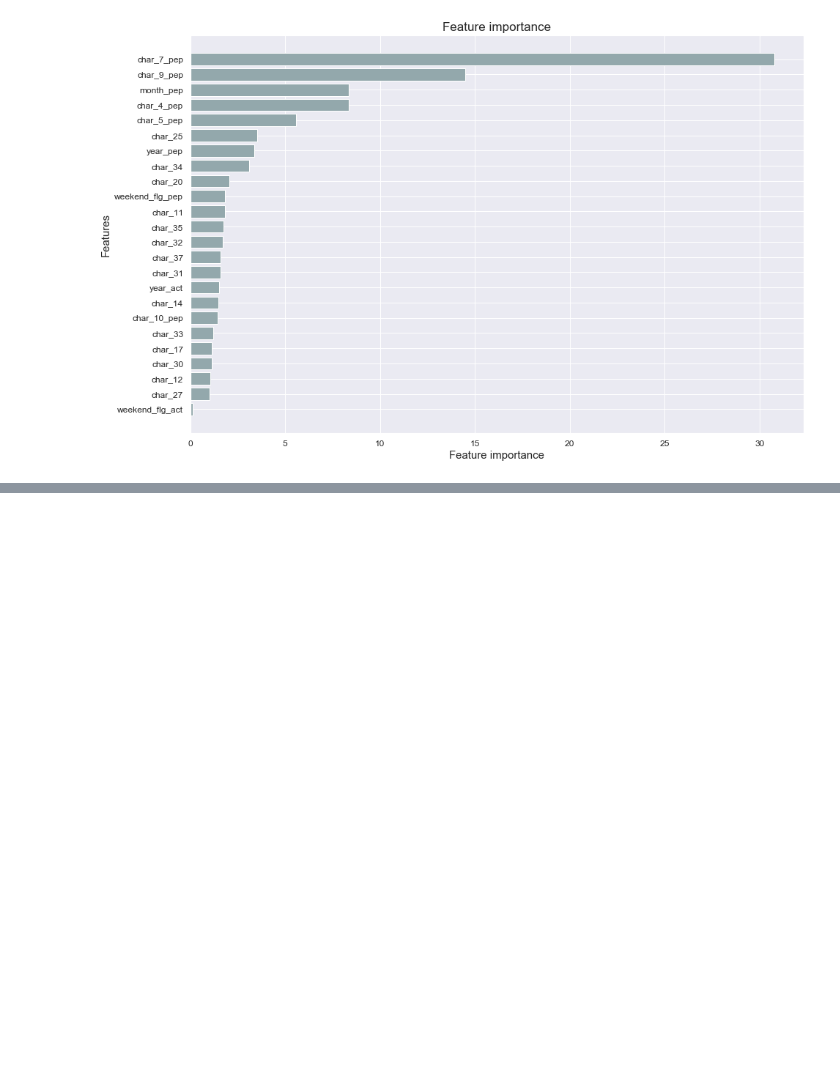
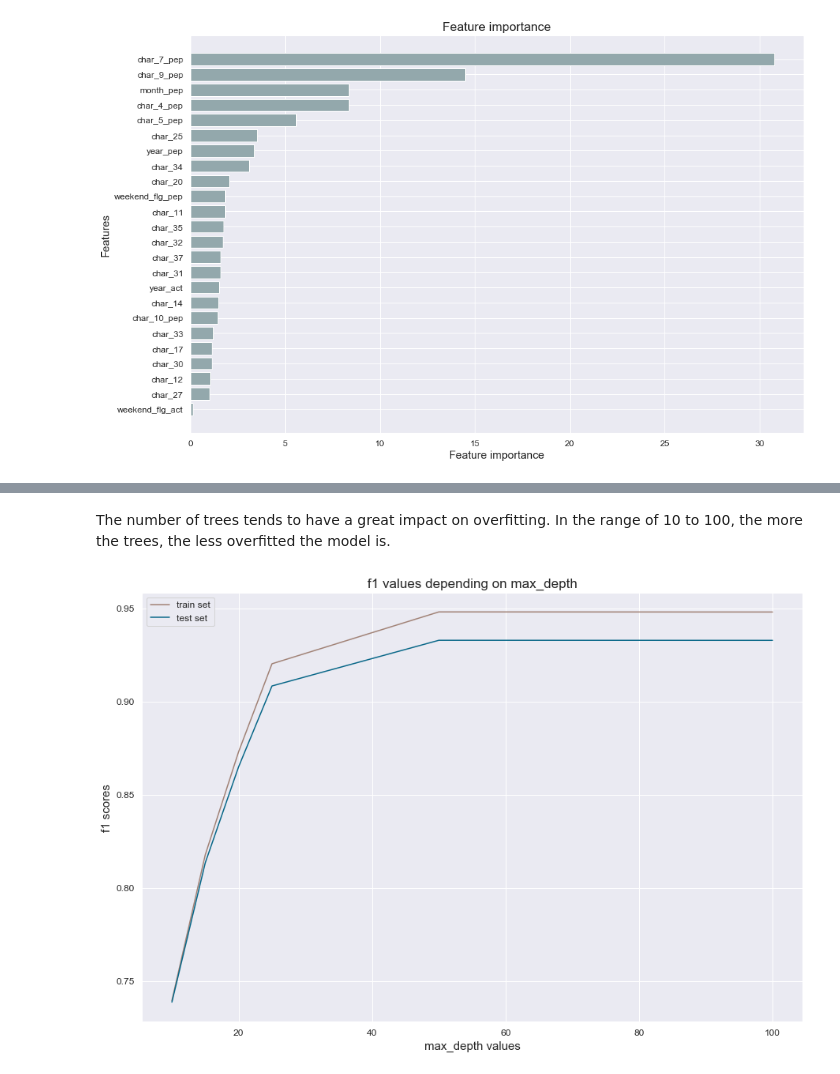
Before and after one commit to joanlenczuk/red_hat_project, a Jupyter notebook: modeling_red_hat.ipynb, the cells around one changed output, grey strips where cells are left out. Saved outputs shown, nothing was run; the diff lists cells and outputs as text; code cells hidden in the pictures; blank space fills up the shorter version.

```diff
--- a/modeling_red_hat.ipynb
+++ b/modeling_red_hat.ipynb
@@ -296,0 +347,6 @@ plot_feature_importance(cb, X_train, random_seed)
+# %% [markdown]
+The number of trees tends to have a great impact on overfitting. In the range of 10 to 100, the more the trees, the less overfitted the model is.
+# %%
+plot_validation_curve(X_train, y_train, 'max_depth', [10, 15, 20, 25, 50, 100], scoring)
+# %% [output]
+[figure, added]
```
Also changed, not shown: parts of 35 cells of this notebook, 1 other file.
